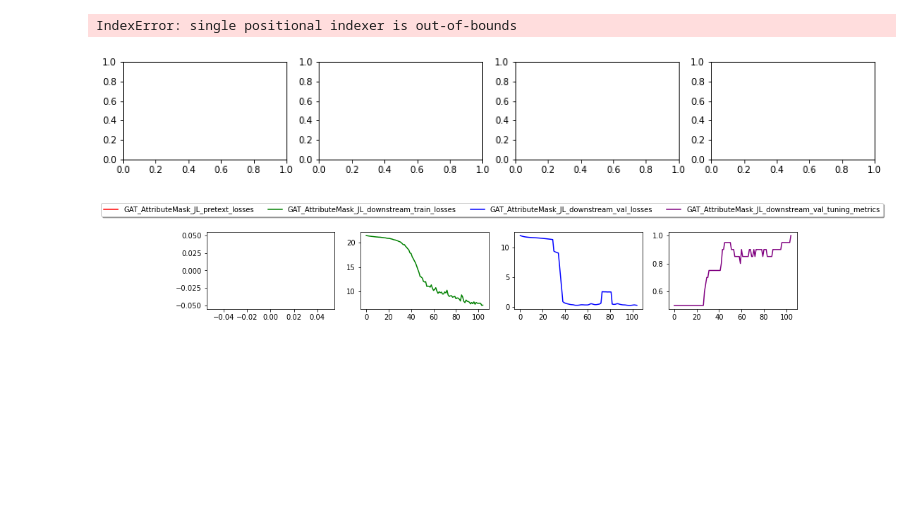
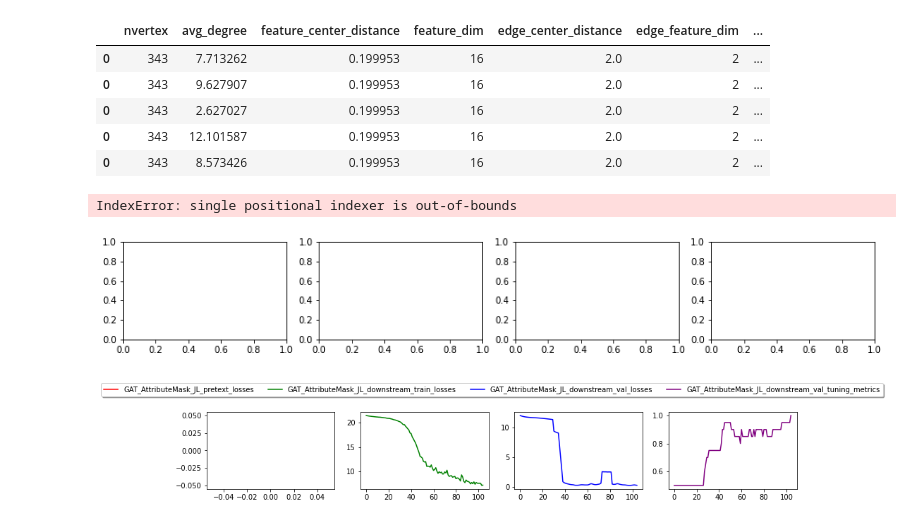
Before and after one commit to ITU-Thesis/graphworld, a Jupyter notebook: src/notebooks/results.ipynb, the cells around one changed output. Cells and saved outputs as stored; diff of their text form; code cells hidden in the pictures; blank space fills up the shorter version.

```diff
--- a/src/notebooks/results.ipynb
+++ b/src/notebooks/results.ipynb
@@ -30,9 +30,18 @@ for shard_idx in range(NSHARDS):
 
 # Construct df and remove nans
 results_df = pd.concat(dfs)
-results_df.drop(['marginal_param', 'fixed_params'], axis=1, inplace=True)
+#results_df.drop(['marginal_param', 'fixed_params'], axis=1, inplace=True)
 results_df.dropna(axis=0, inplace=True)
 del dfs
+# %%
+results_df[results_df.columns[:20]]
+# %% [output]
+|  | nvertex | avg_degree | feature_center_distance | feature_dim | edge_center_distance | edge_feature_dim | ... |
+| 0 | 343 | 7.713262 | 0.199953 | 16 | 2.0 | 2 | ... |
+| 0 | 343 | 9.627907 | 0.199953 | 16 | 2.0 | 2 | ... |
+| 0 | 343 | 2.627027 | 0.199953 | 16 | 2.0 | 2 | ... |
+| 0 | 343 | 12.101587 | 0.199953 | 16 | 2.0 | 2 | ... |
+| 0 | 343 | 8.573426 | 0.199953 | 16 | 2.0 | 2 | ... |
 # %%
 def get_cells(dataframe: pd.DataFrame, encoder:str = "", ssl_method:str = "", training_scheme:str = "", other:str = ""):
     cols = [col for col in dataframe if (encoder in col and ssl_method in col
```
Also changed, not shown: 6 other files.
